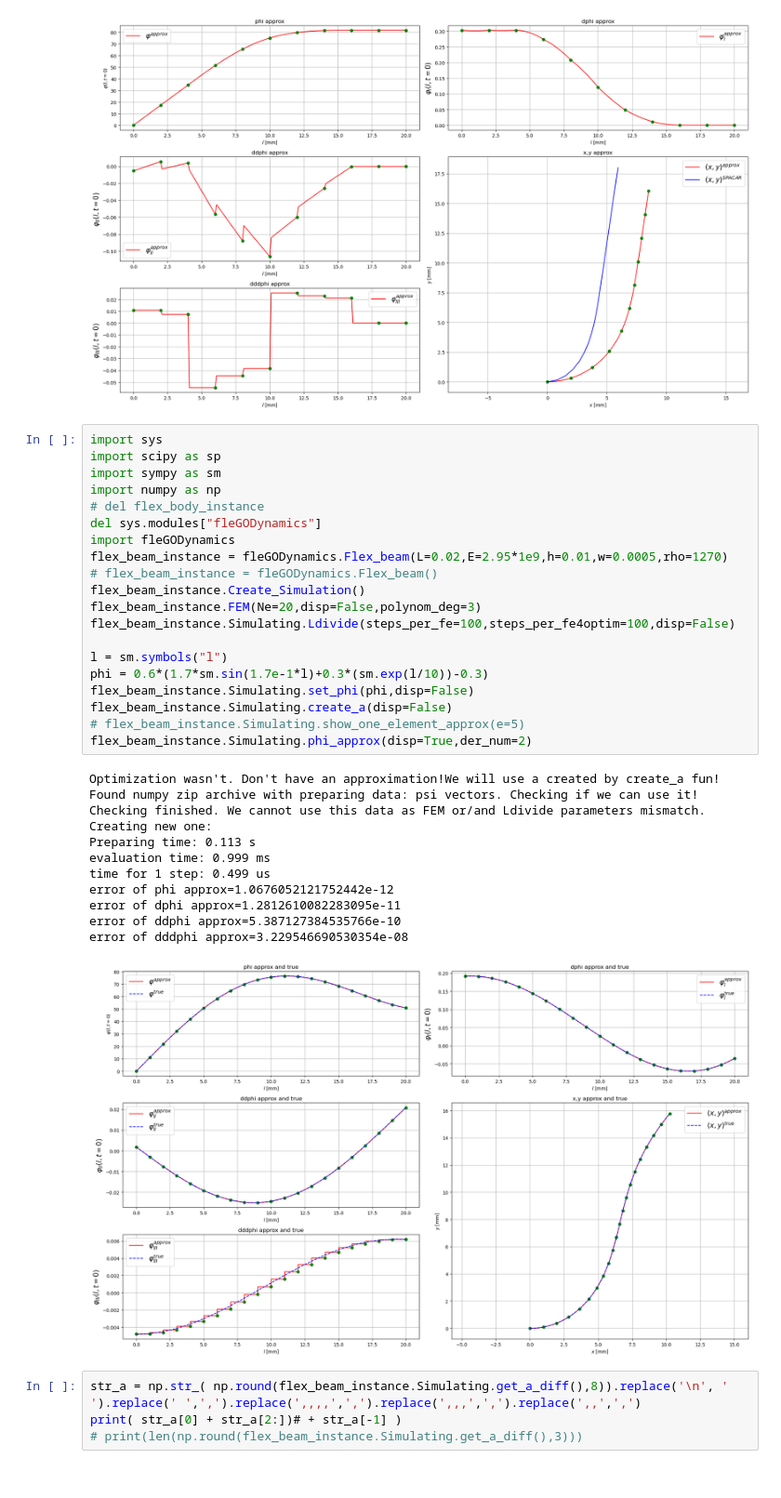
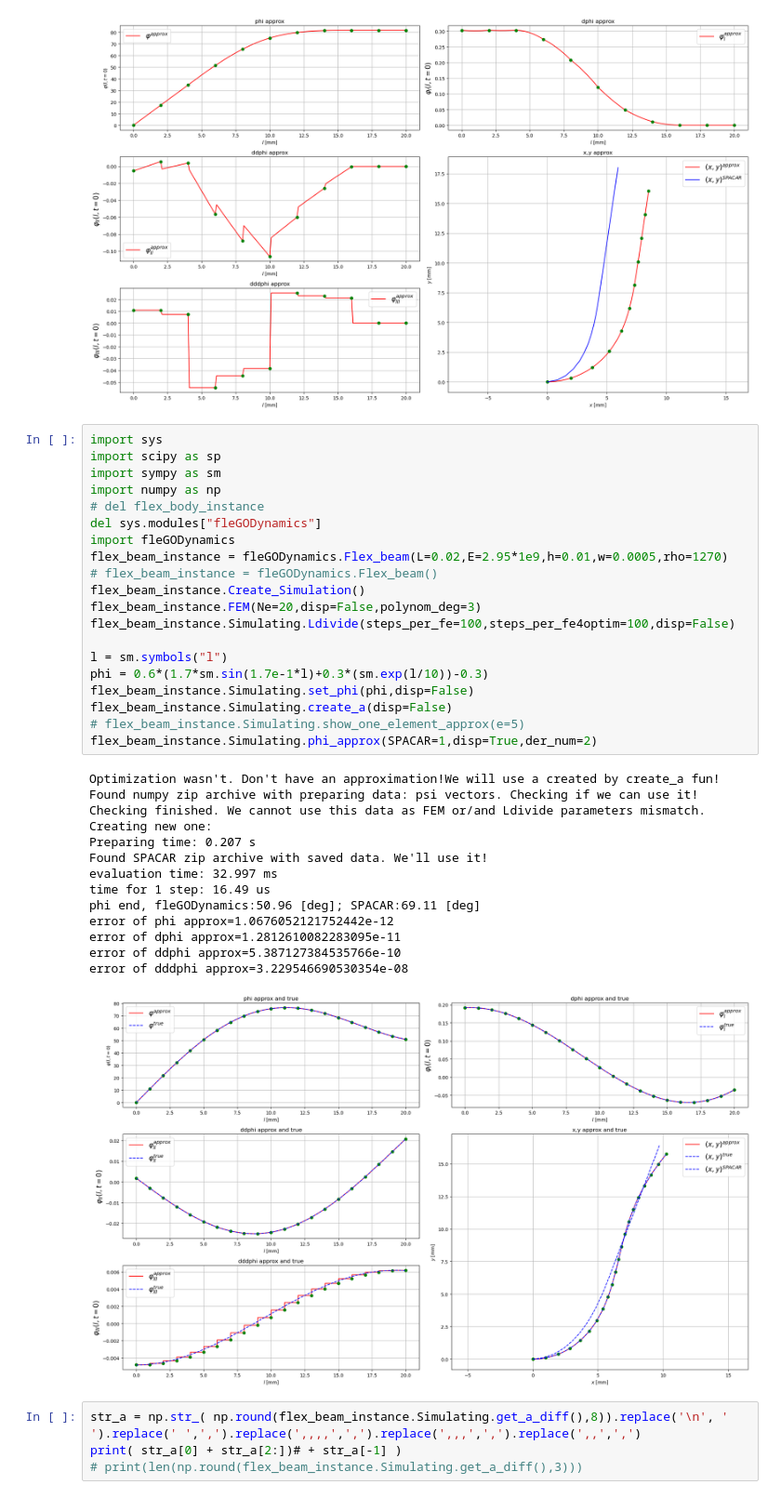
Before and after one commit to dvogureckiy99/dynastatflex, a Jupyter notebook: library_test.ipynb, the cells around one changed output. Shown: that part at 93% size. Cells and saved outputs as stored; diff of their text form.

```diff
--- a/library_test.ipynb
+++ b/library_test.ipynb
@@ -154,35 +149,37 @@ iter=26,cost=1.3014213440834178e-05,F=-960.703125
 # %%
 import sys
 import scipy as sp
 import sympy as sm
 import numpy as np
 # del flex_body_instance
 del sys.modules["fleGODynamics"]
 import fleGODynamics
 flex_beam_instance = fleGODynamics.Flex_beam(L=0.02,E=2.95*1e9,h=0.01,w=0.0005,rho=1270)
 # flex_beam_instance = fleGODynamics.Flex_beam()
 flex_beam_instance.Create_Simulation()
 flex_beam_instance.FEM(Ne=20,disp=False,polynom_deg=3)
 flex_beam_instance.Simulating.Ldivide(steps_per_fe=100,steps_per_fe4optim=100,disp=False)
 
 l = sm.symbols("l")
 phi = 0.6*(1.7*sm.sin(1.7e-1*l)+0.3*(sm.exp(l/10))-0.3)
 flex_beam_instance.Simulating.set_phi(phi,disp=False)
 flex_beam_instance.Simulating.create_a(disp=False)
 # flex_beam_instance.Simulating.show_one_element_approx(e=5)
-flex_beam_instance.Simulating.phi_approx(disp=True,der_num=2)
+flex_beam_instance.Simulating.phi_approx(SPACAR=1,disp=True,der_num=2)
 # %% [output]
 Optimization wasn't. Don't have an approximation!We will use a created by create_a fun!
 Found numpy zip archive with preparing data: psi vectors. Checking if we can use it!
 Checking finished. We cannot use this data as FEM or/and Ldivide parameters mismatch. Creating new one:
-Preparing time: 0.113 s
-evaluation time: 0.999 ms
-time for 1 step: 0.499 us
+Preparing time: 0.207 s
+Found SPACAR zip archive with saved data. We'll use it!
+evaluation time: 32.997 ms
+time for 1 step: 16.49 us
+phi end, fleGODynamics:50.96 [deg]; SPACAR:69.11 [deg]
 error of phi approx=1.0676052121752442e-12
 error of dphi approx=1.2812610082283095e-11
 error of ddphi approx=5.387127384535766e-10
 error of dddphi approx=3.229546690530354e-08
-[figure, old version]
+[figure, new version]
 # %%
 str_a = np.str_( np.round(flex_beam_instance.Simulating.get_a_diff(),8)).replace('\n', ' ').replace(' ',',').replace(',,,,',',').replace(',,,',',').replace(',,',',')
 print( str_a[0] + str_a[2:])# + str_a[-1] )
```
Also changed, not shown: parts of 1 cell of this notebook, 2 other files.
